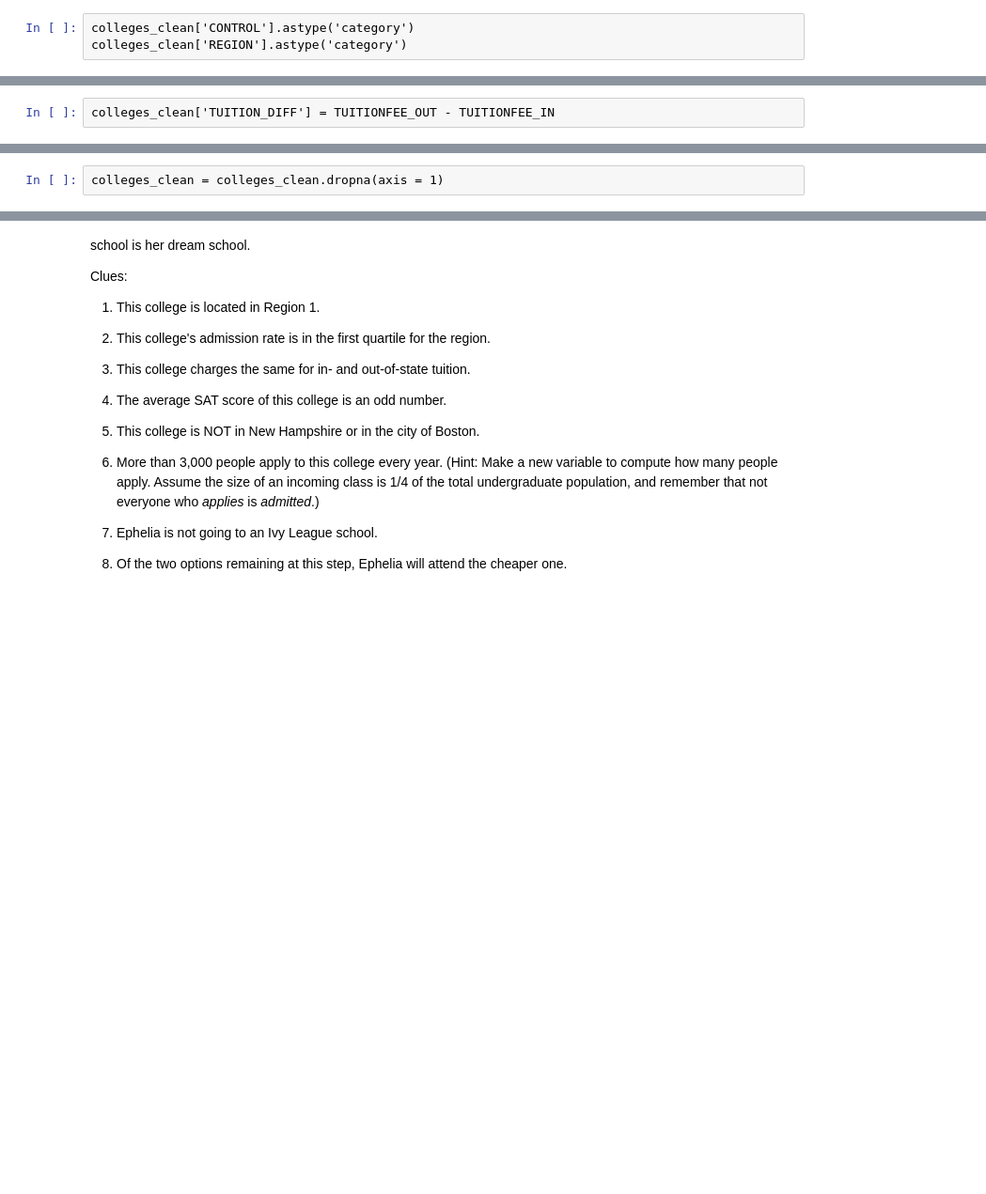
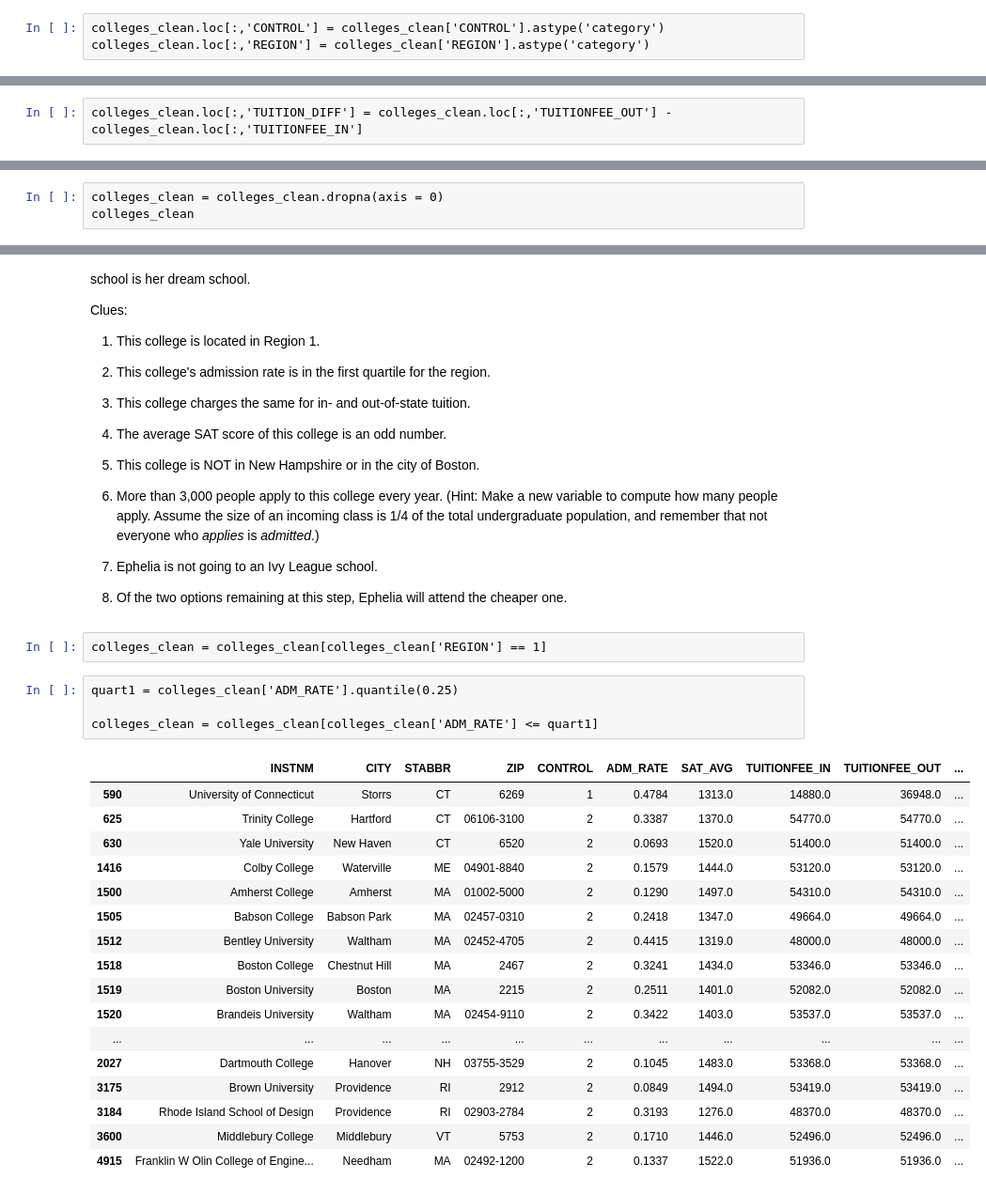
Before and after one commit to wkapner/GSB_544, a Jupyter notebook: Practice_Activities/PA_wrangle.ipynb, the cells around one changed output, grey strips where cells are left out. Shown at 94% size. Cells and saved outputs as stored; diff of their text form; blank space fills up the shorter version.

```diff
--- a/Practice_Activities/PA_wrangle.ipynb
+++ b/Practice_Activities/PA_wrangle.ipynb
@@ -130,14 +161,14 @@ We know, however, that some variables are truly *categorical*, in that there are
 
 Adjust the appropriate columns to be understood as categorical.
 # %%
-colleges_clean['CONTROL'].astype('category')
-colleges_clean['REGION'].astype('category')
+colleges_clean.loc[:,'CONTROL'] = colleges_clean['CONTROL'].astype('category')
+colleges_clean.loc[:,'REGION'] = colleges_clean['REGION'].astype('category')
 # %% [markdown]
 #### 5. Calculate new variables
 
 Create a new variable called TUITION_DIFF which contains the difference between in and out of state costs.
 # %%
-colleges_clean['TUITION_DIFF'] = TUITIONFEE_OUT - TUITIONFEE_IN
+colleges_clean.loc[:,'TUITION_DIFF'] = colleges_clean.loc[:,'TUITIONFEE_OUT'] - colleges_clean.loc[:,'TUITIONFEE_IN']
 # %% [markdown]
 #### 6. Deal with missing data
 
@@ -145,4 +176,5 @@ Drop all the rows with missing data.
 
 (It is often a terrible idea to simply drop all rows with *any* missing data!  Usually, even if *some* of the information is missing, we don't want to throw out the entire row.  In this example, however, we'll be lazy.)
 # %%
-colleges_clean = colleges_clean.dropna(axis = 1)
+colleges_clean = colleges_clean.dropna(axis = 0)
+colleges_clean
@@ -168,3 +214,27 @@ Clues:
 7. Ephelia is not going to an Ivy League school.
 
 8. Of the two options remaining at this step, Ephelia will attend the cheaper one.
+# %%
+colleges_clean = colleges_clean[colleges_clean['REGION'] == 1]
+# %%
+quart1 = colleges_clean['ADM_RATE'].quantile(0.25)
+
+colleges_clean = colleges_clean[colleges_clean['ADM_RATE'] <= quart1]
+# %% [output]
+|  | INSTNM | CITY | STABBR | ZIP | CONTROL | ADM_RATE | SAT_AVG | TUITIONFEE_IN | TUITIONFEE_OUT | ... |
+| 590 | University of Connecticut | Storrs | CT | 6269 | 1 | 0.4784 | 1313.0 | 14880.0 | 36948.0 | ... |
+| 625 | Trinity College | Hartford | CT | 06106-3100 | 2 | 0.3387 | 1370.0 | 54770.0 | 54770.0 | ... |
+| 630 | Yale University | New Haven | CT | 6520 | 2 | 0.0693 | 1520.0 | 51400.0 | 51400.0 | ... |
+| 1416 | Colby College | Waterville | ME | 04901-8840 | 2 | 0.1579 | 1444.0 | 53120.0 | 53120.0 | ... |
+| 1500 | Amherst College | Amherst | MA | 01002-5000 | 2 | 0.1290 | 1497.0 | 54310.0 | 54310.0 | ... |
+| 1505 | Babson College | Babson Park | MA | 02457-0310 | 2 | 0.2418 | 1347.0 | 49664.0 | 49664.0 | ... |
+| 1512 | Bentley University | Waltham | MA | 02452-4705 | 2 | 0.4415 | 1319.0 | 48000.0 | 48000.0 | ... |
+| 1518 | Boston College | Chestnut Hill | MA | 2467 | 2 | 0.3241 | 1434.0 | 53346.0 | 53346.0 | ... |
+| 1519 | Boston University | Boston | MA | 2215 | 2 | 0.2511 | 1401.0 | 52082.0 | 52082.0 | ... |
+| 1520 | Brandeis University | Waltham | MA | 02454-9110 | 2 | 0.3422 | 1403.0 | 53537.0 | 53537.0 | ... |
+| ... | ... | ... | ... | ... | ... | ... | ... | ... | ... | ... |
+| 2027 | Dartmouth College | Hanover | NH | 03755-3529 | 2 | 0.1045 | 1483.0 | 53368.0 | 53368.0 | ... |
+| 3175 | Brown University | Providence | RI | 2912 | 2 | 0.0849 | 1494.0 | 53419.0 | 53419.0 | ... |
+| 3184 | Rhode Island School of Design | Providence | RI | 02903-2784 | 2 | 0.3193 | 1276.0 | 48370.0 | 48370.0 | ... |
+| 3600 | Middlebury College | Middlebury | VT | 5753 | 2 | 0.1710 | 1446.0 | 52496.0 | 52496.0 | ... |
+| 4915 | Franklin W Olin College of Engine... | Needham | MA | 02492-1200 | 2 | 0.1337 | 1522.0 | 51936.0 | 51936.0 | ... |
```
Also changed, not shown: parts of 13 cells of this notebook, 2 other files.
